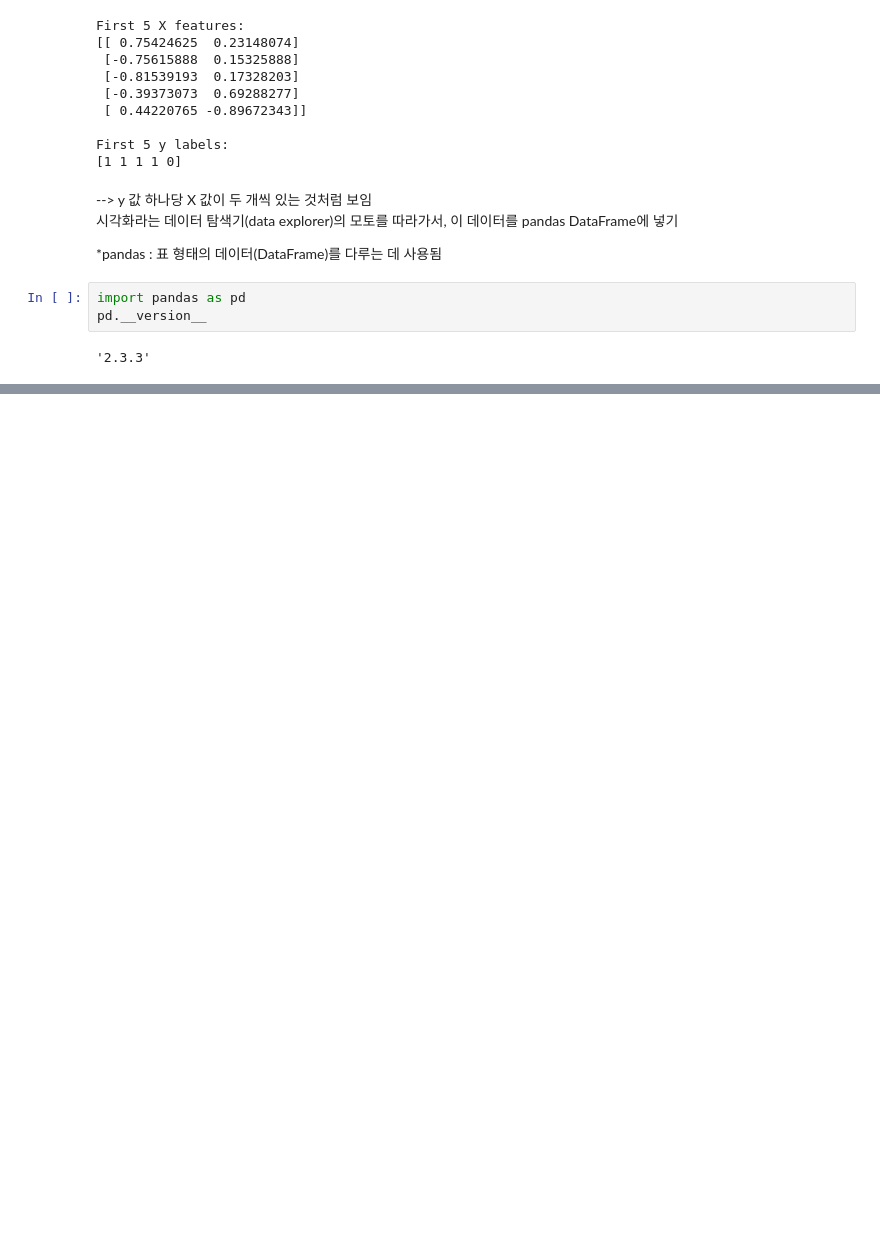
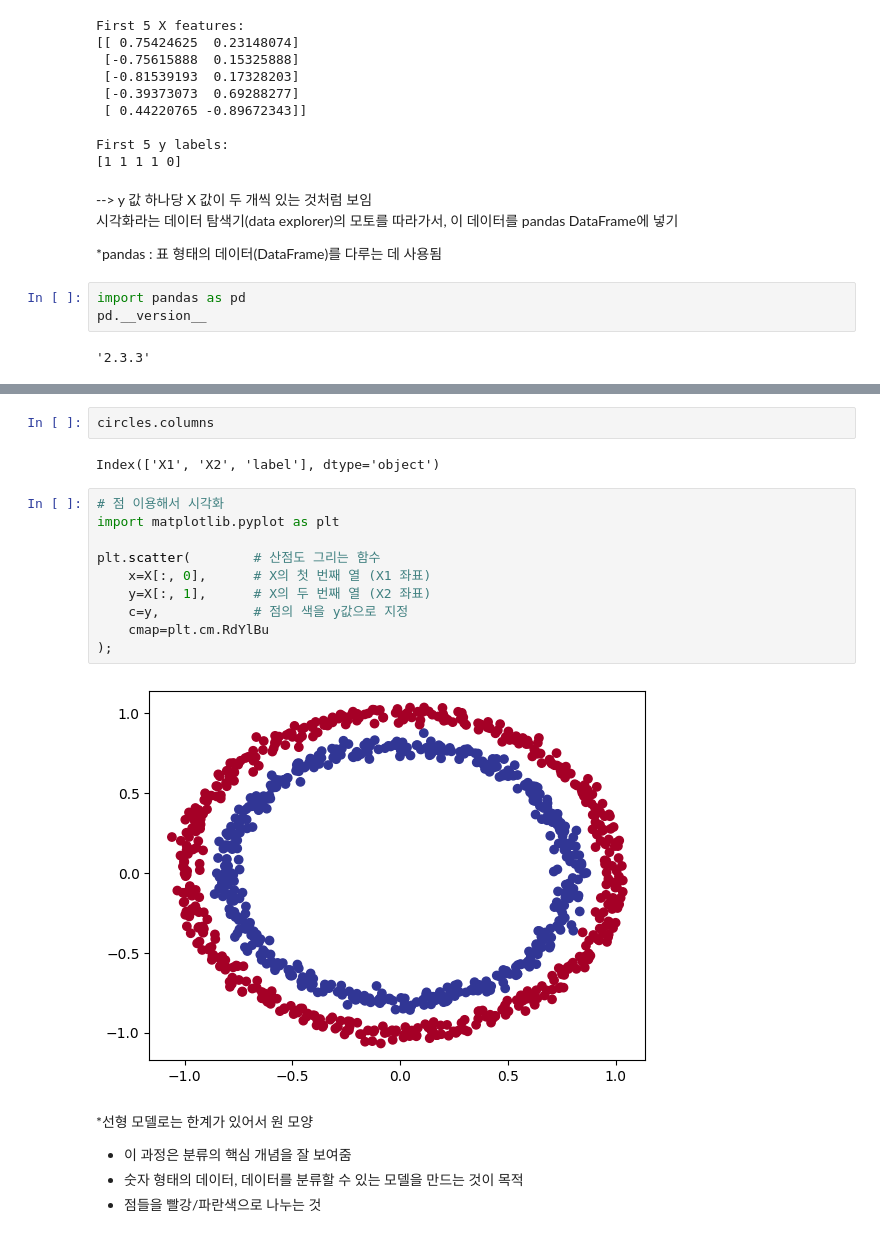
Before and after one commit to 0428choiyoonseo/pytorch-practice, a Jupyter notebook: day_4.ipynb, the cells around one changed output, grey strips where cells are left out. Saved outputs shown, nothing was run; the diff lists cells and outputs as text; blank space fills up the shorter version.

```diff
--- a/day_4.ipynb
+++ b/day_4.ipynb
@@ -126,0 +138,22 @@ circles.head(10)    #DataFrame 앞에서부터 10개 행을 출력. 데이터가
+# %%
+circles.columns
+# %% [output]
+Index(['X1', 'X2', 'label'], dtype='object')
+# %%
+# 점 이용해서 시각화
+import matplotlib.pyplot as plt
+
+plt.scatter(        # 산점도 그리는 함수
+    x=X[:, 0],      # X의 첫 번째 열 (X1 좌표)
+    y=X[:, 1],      # X의 두 번째 열 (X2 좌표)
+    c=y,            # 점의 색을 y값으로 지정
+    cmap=plt.cm.RdYlBu
+);
+# %% [output]
+[figure, added]
+# %% [markdown]
+*선형 모델로는 한계가 있어서 원 모양
+
+- 이 과정은 분류의 핵심 개념을 잘 보여줌
+- 숫자 형태의 데이터, 데이터를 분류할 수 있는 모델을 만드는 것이 목적
+- 점들을 빨강/파란색으로 나누는 것
```
Also changed, not shown: parts of 63 cells of this notebook, 2 other files.
